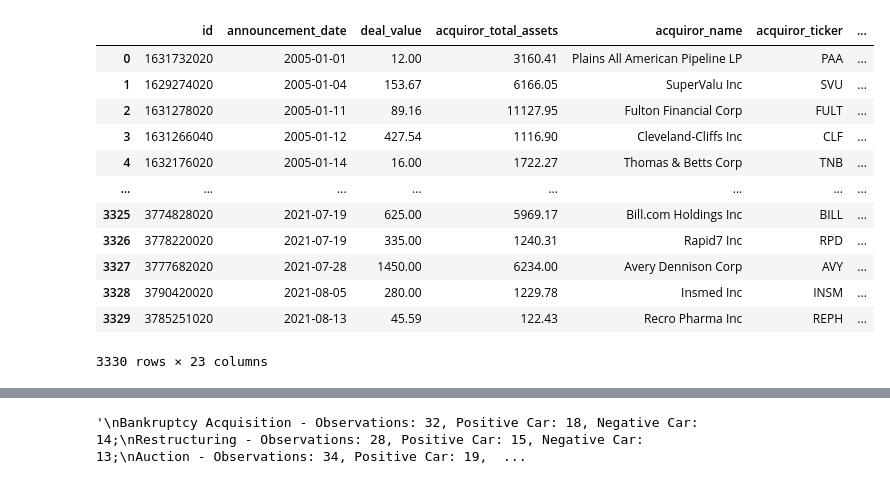
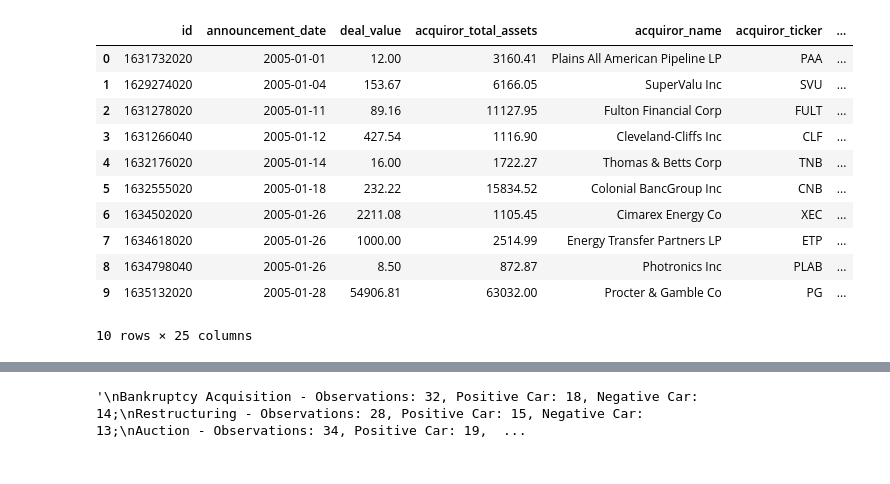
Before and after one commit to cobergmann/MA_PREDICTOR, a Jupyter notebook: notebooks/vlad_data_viz_and_exp.ipynb, the cells around one changed output, grey strips where cells are left out. Drawn from its saved outputs; the diff is of its cells as text; code cells hidden in the pictures.

```diff
--- a/notebooks/vlad_data_viz_and_exp.ipynb
+++ b/notebooks/vlad_data_viz_and_exp.ipynb
@@ -9,21 +9,20 @@ import seaborn as sns
 # %%
 # import dataset
 data_orig = pd.read_csv('../MA_PREDICTOR/data/ma_detailed_data_car.csv', parse_dates=['announcement_date'])
-data_orig
+data_orig.head(10)
 # %% [output]
 |  | id | announcement_date | deal_value | acquiror_total_assets | acquiror_name | acquiror_ticker | ... |
 | 0 | 1631732020 | 2005-01-01 | 12.00 | 3160.41 | Plains All American Pipeline LP | PAA | ... |
 | 1 | 1629274020 | 2005-01-04 | 153.67 | 6166.05 | SuperValu Inc | SVU | ... |
 | 2 | 1631278020 | 2005-01-11 | 89.16 | 11127.95 | Fulton Financial Corp | FULT | ... |
 | 3 | 1631266040 | 2005-01-12 | 427.54 | 1116.90 | Cleveland-Cliffs Inc | CLF | ... |
 | 4 | 1632176020 | 2005-01-14 | 16.00 | 1722.27 | Thomas & Betts Corp | TNB | ... |
-| ... | ... | ... | ... | ... | ... | ... | ... |
-| 3325 | 3774828020 | 2021-07-19 | 625.00 | 5969.17 | Bill.com Holdings Inc | BILL | ... |
-| 3326 | 3778220020 | 2021-07-19 | 335.00 | 1240.31 | Rapid7 Inc | RPD | ... |
-| 3327 | 3777682020 | 2021-07-28 | 1450.00 | 6234.00 | Avery Dennison Corp | AVY | ... |
-| 3328 | 3790420020 | 2021-08-05 | 280.00 | 1229.78 | Insmed Inc | INSM | ... |
-| 3329 | 3785251020 | 2021-08-13 | 45.59 | 122.43 | Recro Pharma Inc | REPH | ... |
+| 5 | 1632555020 | 2005-01-18 | 232.22 | 15834.52 | Colonial BancGroup Inc | CNB | ... |
+| 6 | 1634502020 | 2005-01-26 | 2211.08 | 1105.45 | Cimarex Energy Co | XEC | ... |
+| 7 | 1634618020 | 2005-01-26 | 1000.00 | 2514.99 | Energy Transfer Partners LP | ETP | ... |
+| 8 | 1634798040 | 2005-01-26 | 8.50 | 872.87 | Photronics Inc | PLAB | ... |
+| 9 | 1635132020 | 2005-01-28 | 54906.81 | 63032.00 | Procter & Gamble Co | PG | ... |
-3330 rows × 23 columns
+10 rows × 25 columns
 # %%
 data_orig.columns
 # %% [output]
```
Also changed, not shown: parts of 99 cells of this notebook.
